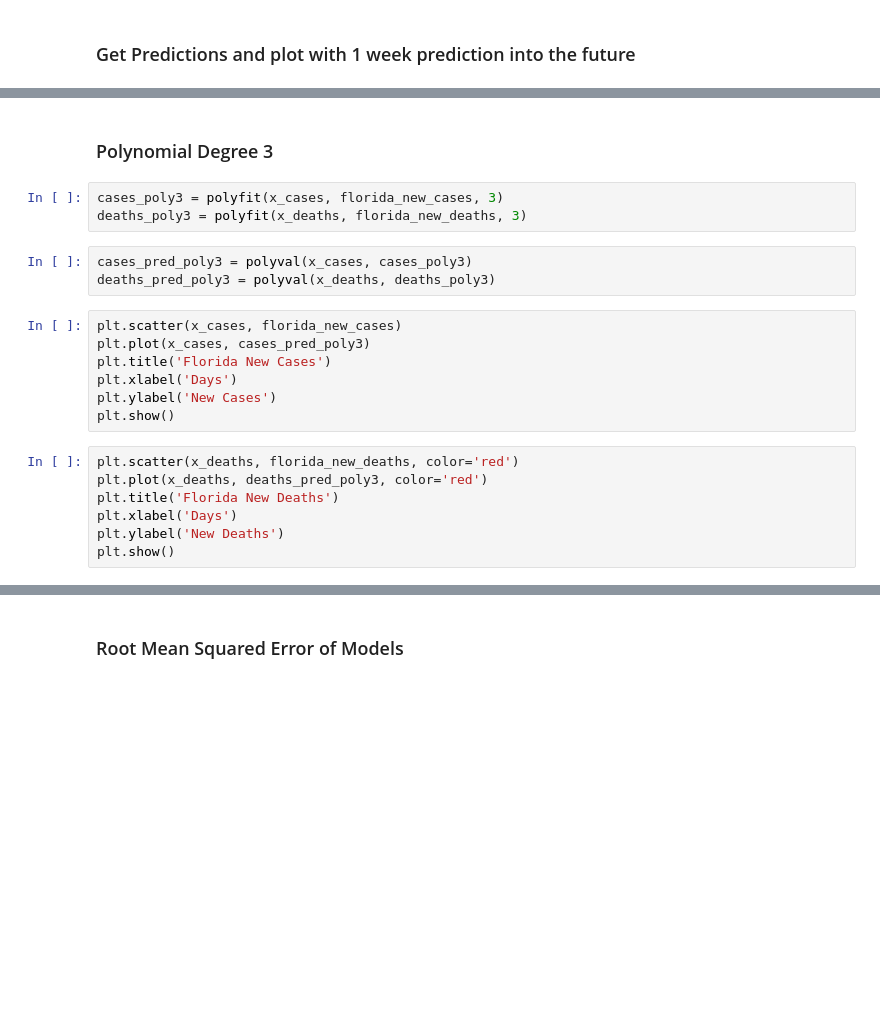
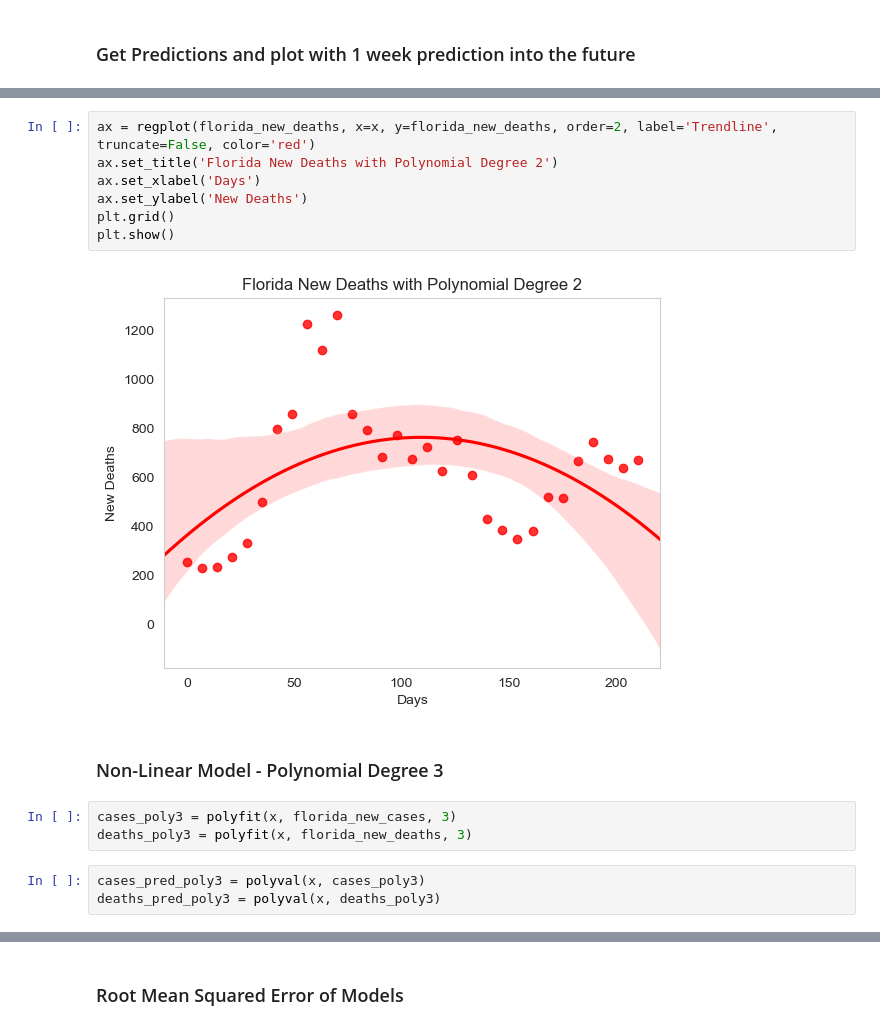
Before and after one commit to smbarber2/405ProjectGroup1, a Jupyter notebook: derek_stage4.ipynb, the cells around one changed output, grey strips where cells are left out. Drawn from its saved outputs; the diff is of its cells as text; blank space fills up the shorter version.

```diff
--- a/derek_stage4.ipynb
+++ b/derek_stage4.ipynb
@@ -117,22 +81,17 @@ plt.show()
+# %%
+ax = regplot(florida_new_deaths, x=x, y=florida_new_deaths, order=2, label='Trendline', truncate=False, color='red')
+ax.set_title('Florida New Deaths with Polynomial Degree 2')
+ax.set_xlabel('Days')
+ax.set_ylabel('New Deaths')
+plt.grid()
+plt.show()
+# %% [output]
+[figure, added]
 # %% [markdown]
-### Polynomial Degree 3
+### Non-Linear Model - Polynomial Degree 3
 # %%
-cases_poly3 = polyfit(x_cases, florida_new_cases, 3)
-deaths_poly3 = polyfit(x_deaths, florida_new_deaths, 3)
+cases_poly3 = polyfit(x, florida_new_cases, 3)
+deaths_poly3 = polyfit(x, florida_new_deaths, 3)
 # %%
-cases_pred_poly3 = polyval(x_cases, cases_poly3)
-deaths_pred_poly3 = polyval(x_deaths, deaths_poly3)
+cases_pred_poly3 = polyval(x, cases_poly3)
+deaths_pred_poly3 = polyval(x, deaths_poly3)
-# %%
-plt.scatter(x_cases, florida_new_cases)
-plt.plot(x_cases, cases_pred_poly3)
-plt.title('Florida New Cases')
-plt.xlabel('Days')
-plt.ylabel('New Cases')
-plt.show()
-# %%
-plt.scatter(x_deaths, florida_new_deaths, color='red')
-plt.plot(x_deaths, deaths_pred_poly3, color='red')
-plt.title('Florida New Deaths')
-plt.xlabel('Days')
-plt.ylabel('New Deaths')
-plt.show()
```
Also changed, not shown: parts of 49 cells of this notebook.
